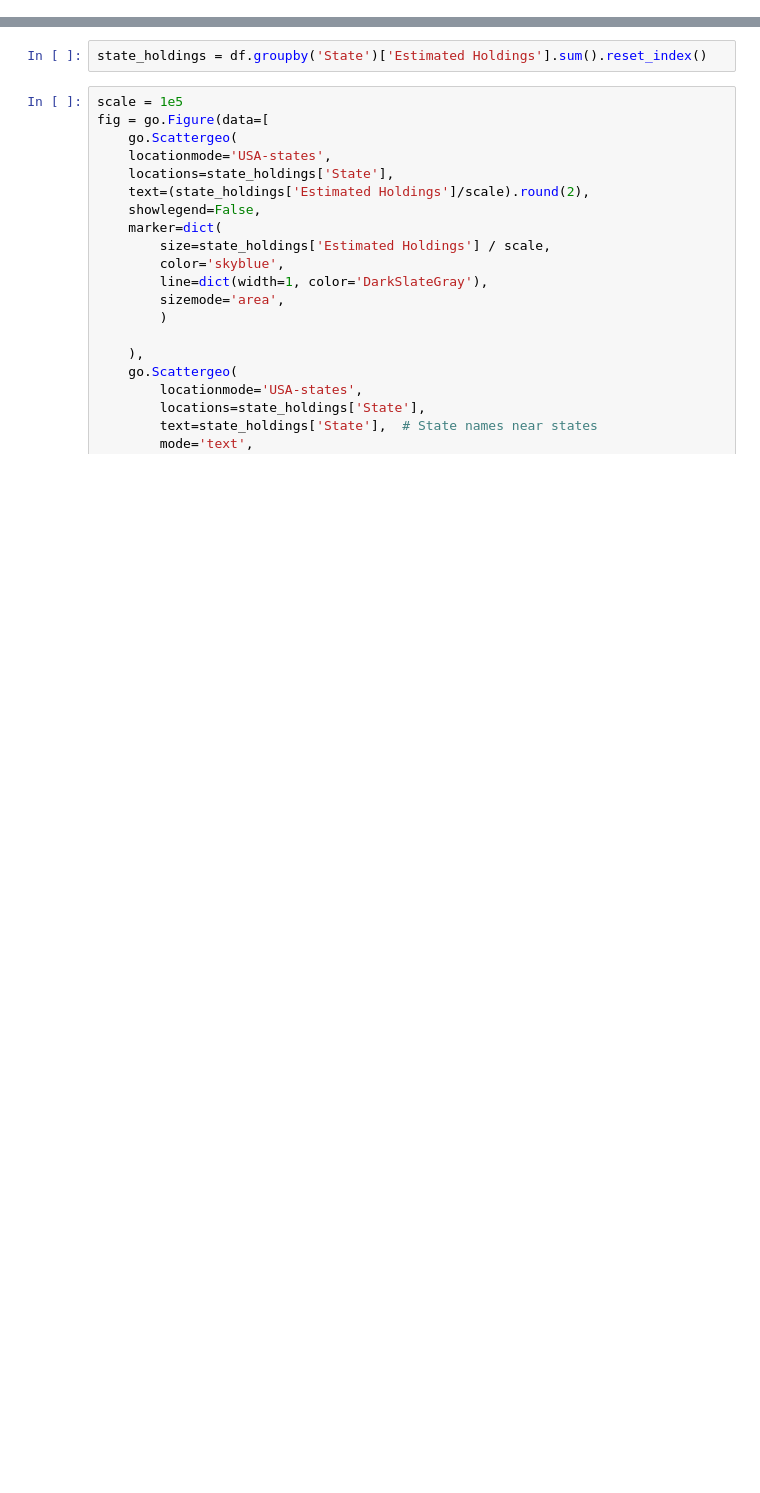
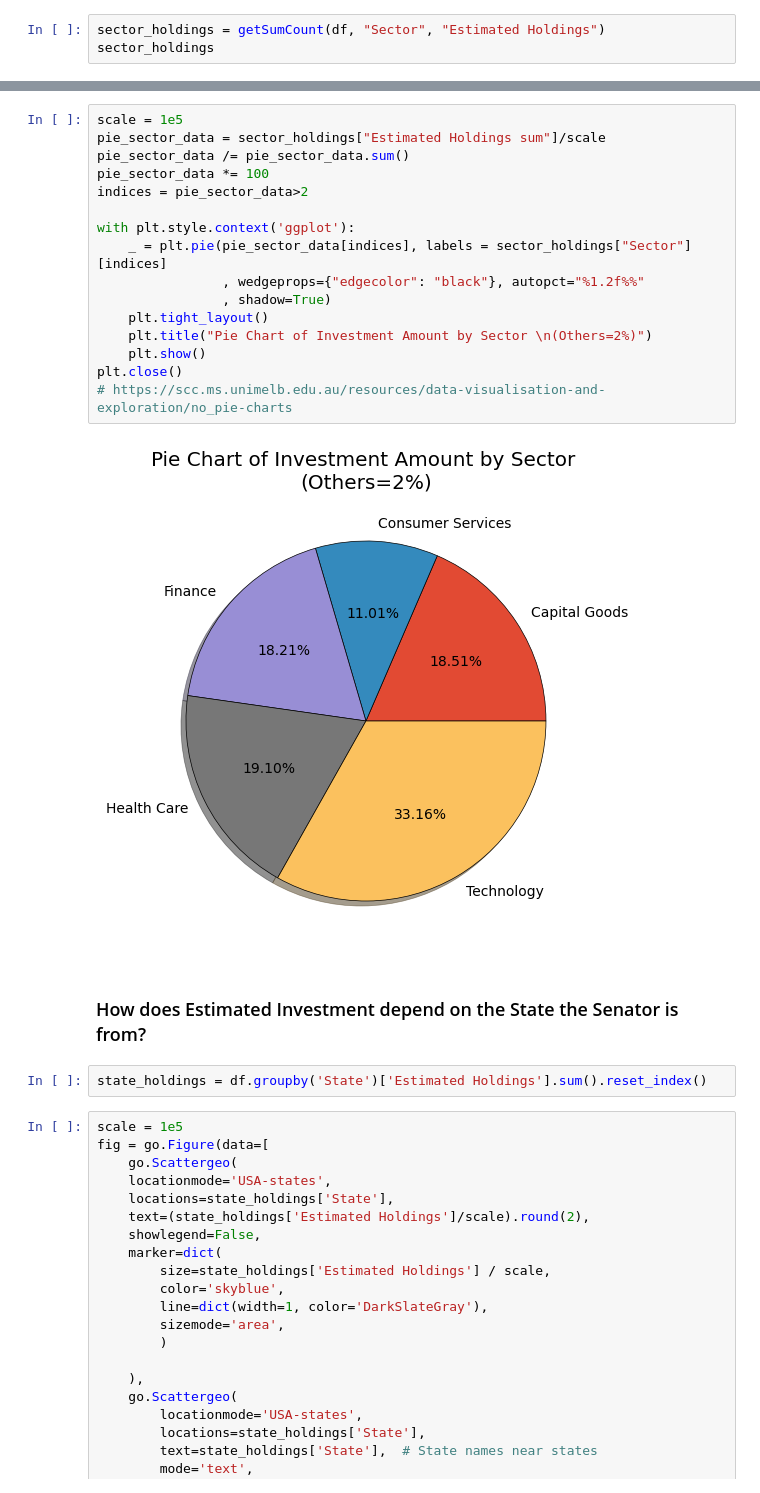
Before and after one commit to e2abbyh/ECE143-Group4-FinalProject, a Jupyter notebook: Analysis.ipynb, the cells around one changed output, grey strips where cells are left out. Saved outputs shown, nothing was run; the diff lists cells and outputs as text; blank space fills up the shorter version.

```diff
--- a/Analysis.ipynb
+++ b/Analysis.ipynb
@@ -12,0 +39,3 @@ df
+# %%
+sector_holdings = getSumCount(df, "Sector", "Estimated Holdings")
+sector_holdings
@@ -13,3 +60,23 @@ df
+# %%
+scale = 1e5
+pie_sector_data = sector_holdings["Estimated Holdings sum"]/scale
+pie_sector_data /= pie_sector_data.sum()
+pie_sector_data *= 100
+indices = pie_sector_data>2
+
+with plt.style.context('ggplot'):
+    _ = plt.pie(pie_sector_data[indices], labels = sector_holdings["Sector"][indices]
+                , wedgeprops={"edgecolor": "black"}, autopct="%1.2f%%"
+                , shadow=True)
+    plt.tight_layout()
+    plt.title("Pie Chart of Investment Amount by Sector \n(Others=2%)")
+    plt.show()
+plt.close()
+# https://scc.ms.unimelb.edu.au/resources/data-visualisation-and-exploration/no_pie-charts
+# %% [output]
+[figure, added]
+# %% [markdown]
+### How does Estimated Investment depend on the State the Senator is from?
 # %%
 state_holdings = df.groupby('State')['Estimated Holdings'].sum().reset_index()
 # %%
```
Also changed, not shown: parts of 14 cells of this notebook, 1 other file.
